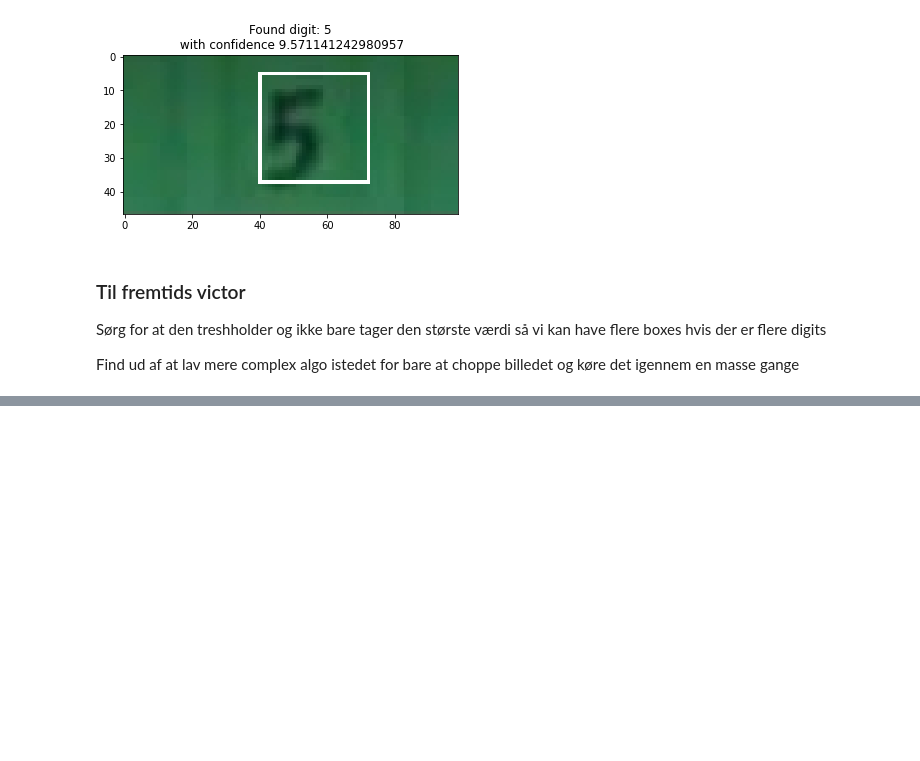
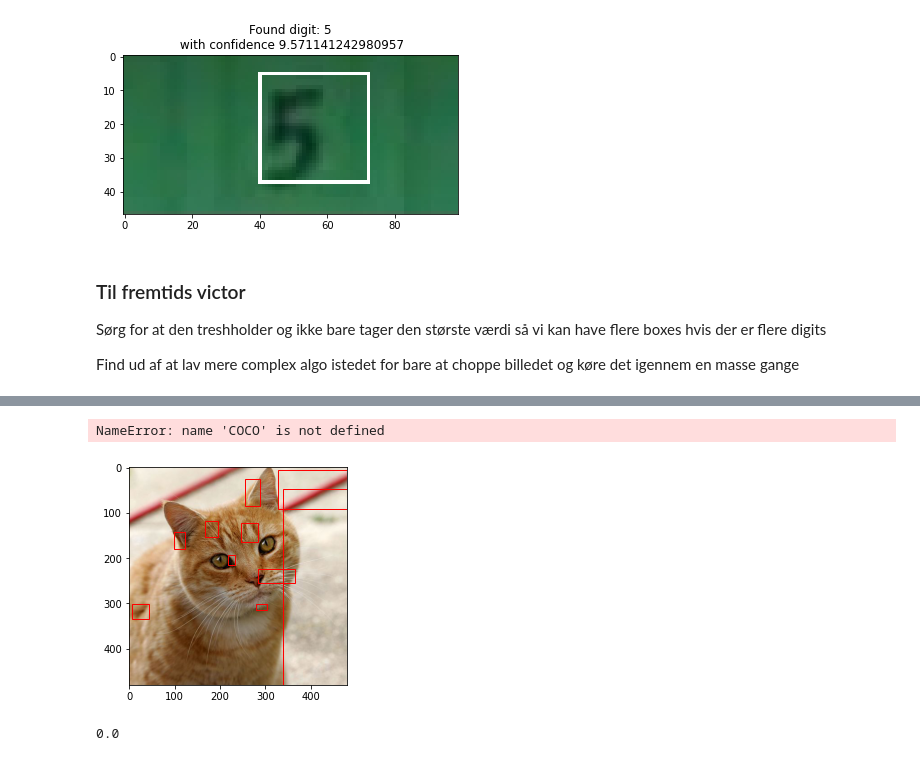
Before and after one commit to victor-flindt/02514_DeepLearing_CV, a Jupyter notebook: project1/project1.2.ipynb, the cells around one changed output, grey strips where cells are left out. Drawn from its saved outputs; the diff is of its cells as text; code cells hidden in the pictures; blank space fills up the shorter version.

```diff
--- a/project1/project1.2.ipynb
+++ b/project1/project1.2.ipynb
@@ -313,0 +395,19 @@ Find ud af at lav mere complex algo istedet for bare at choppe billedet og køre
+# %%
+# for i, patch in enumerate(patches):
+#     patches[i] = cv2.resize(patch, (128, 128))
+
+# plt.imshow(patches[0])
+coco = COCO(anns_file_path)
+cat_ids_2_supercat_ids = {}
+for cat in categories:
+    cat_ids_2_supercat_ids[cat['id']] = super_cat_ids[cat['supercategory']]
+img_ids = coco.getImgIds()
+img_data = coco.loadImgs(img_ids)
+
+batch_size = 2
+
+
+train_dataset = PatchesData(coco, img_data, img_ids)
+train_dl = DataLoader(train_dataset, batch_size=batch_size, shuffle=True, num_workers=1, collate_fn=lambda x: x)
+# %% [output]
+NameError: name 'COCO' is not defined
@@ -313,0 +425,26 @@ Find ud af at lav mere complex algo istedet for bare at choppe billedet og køre
+# %%
+image = np.asarray(Image.open("Cat03.jpg"))
+cv2image = cv2.imread("Cat03.jpg")
+# %%
+ss = cv2.ximgproc.segmentation.createSelectiveSearchSegmentation()
+ss.setBaseImage(image)
+ss.switchToSelectiveSearchFast()
+rects = ss.process()
+#rects[:,[2]] += rects[:,[0]]
+#rects[:,[3]] += rects[:,[1]]
+# %%
+plt.imshow(image)
+
+for index,rect in enumerate(rects):
+    if index == 10:
+        break
+    plt.gca().add_patch(Rectangle((rect[0],rect[1]),rect[2],rect[3],
+                        edgecolor='red',
+                        facecolor='none',
+                        lw=1))
+# %% [output]
+[figure, added]
+# %%
+calculate_IOU(gt,ss)
+# %% [output]
+0.0
```
Also changed, not shown: parts of 7 cells of this notebook, 4 other files.
